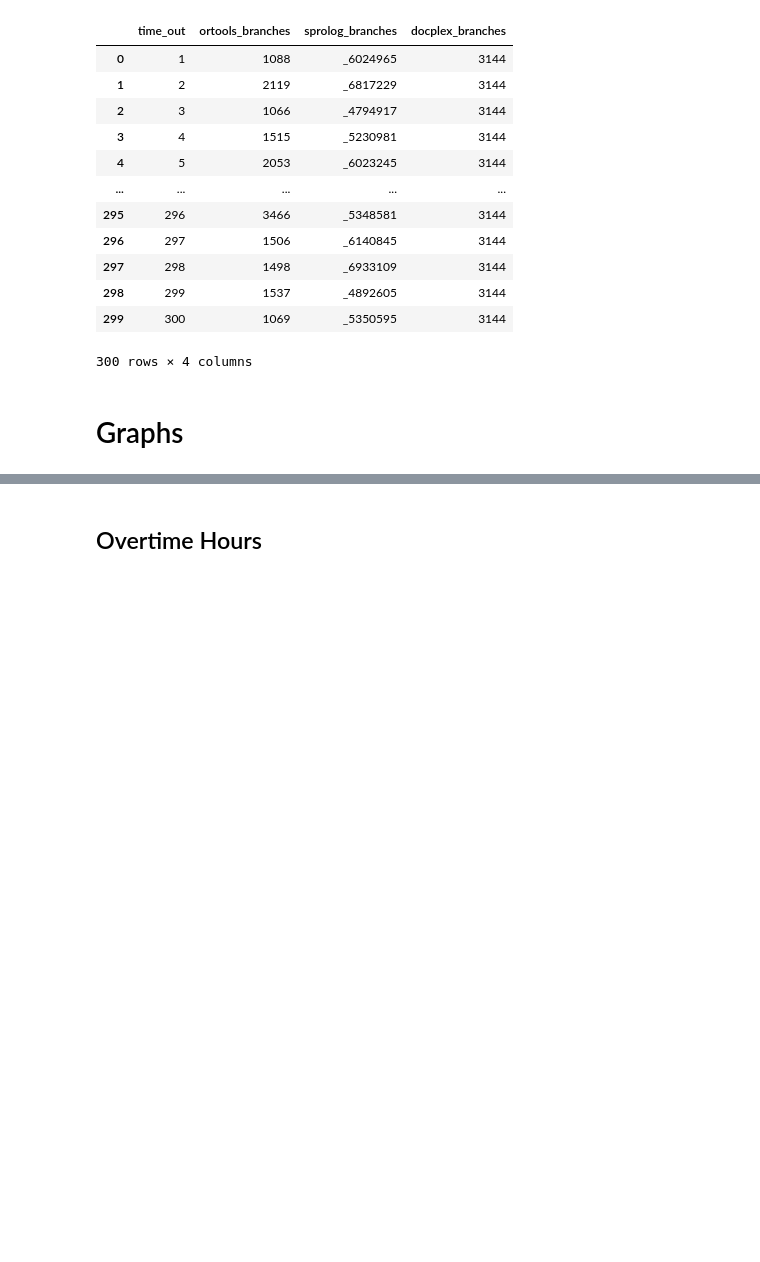
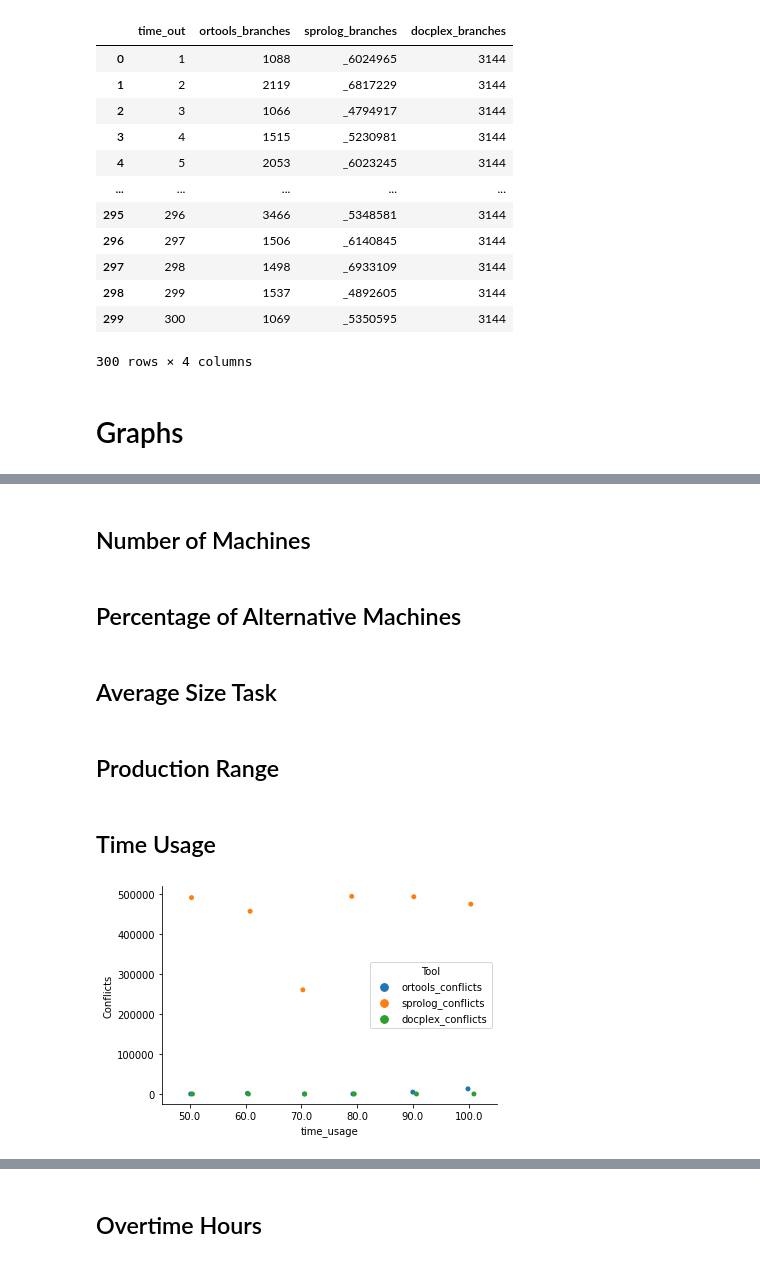
Before and after one commit to LeKinaSa/plr-job-shop, a Jupyter notebook: FinalResultsAnalysis.ipynb, the cells around one changed output, grey strips where cells are left out. Drawn from its saved outputs; the diff is of its cells as text; code cells hidden in the pictures; blank space fills up the shorter version.

Commit message:
Time Usage graphs done (3 out of 9)

```diff
--- a/FinalResultsAnalysis.ipynb
+++ b/FinalResultsAnalysis.ipynb
@@ -126,0 +131,20 @@ time_out_branches
+# %% [markdown]
+## Number of Machines
+# %% [markdown]
+## Percentage of Alternative Machines
+# %% [markdown]
+## Average Size Task
+# %% [markdown]
+## Production Range
+# %% [markdown]
+## Time Usage
+# %%
+# conflicts
+df = time_usage_conflicts.astype(float)
+
+sns_df = df.melt('time_usage', var_name='Tool', value_name='Conflicts')
+
+sns.stripplot(x='time_usage', y='Conflicts', data=sns_df, hue='Tool', jitter=0.1)
+sns.despine()
+# %% [output]
+[figure, added]
```
Also changed, not shown: parts of 13 cells of this notebook.
